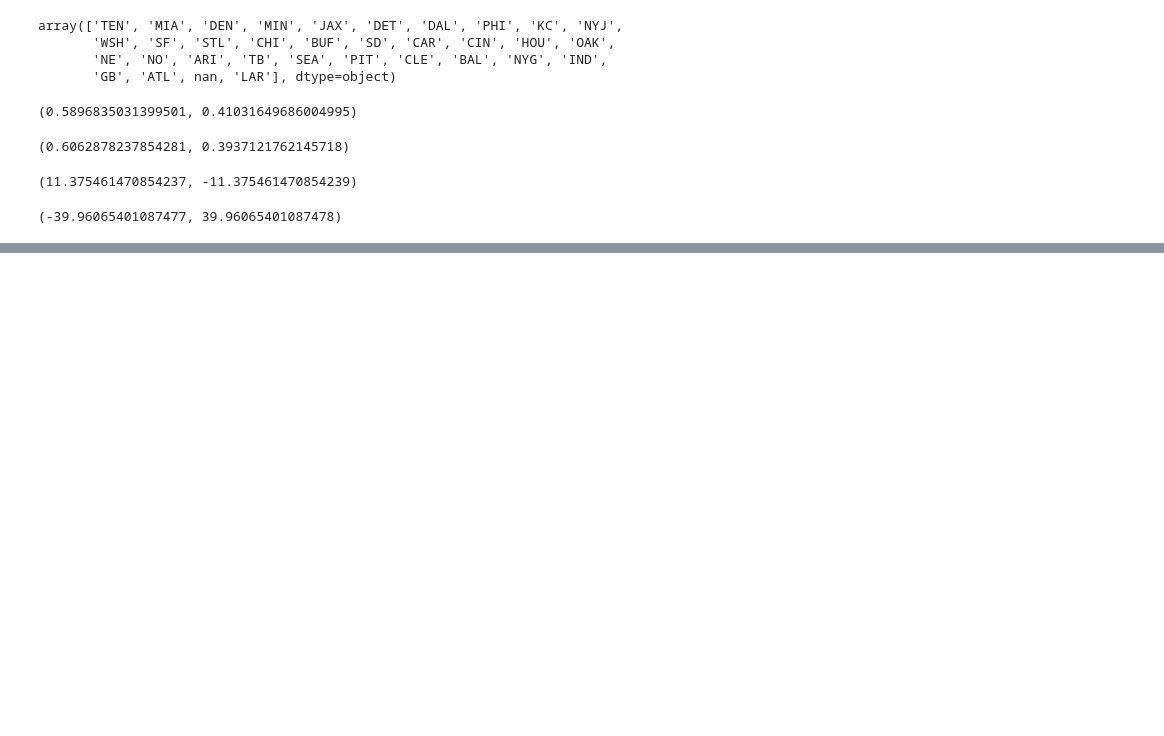
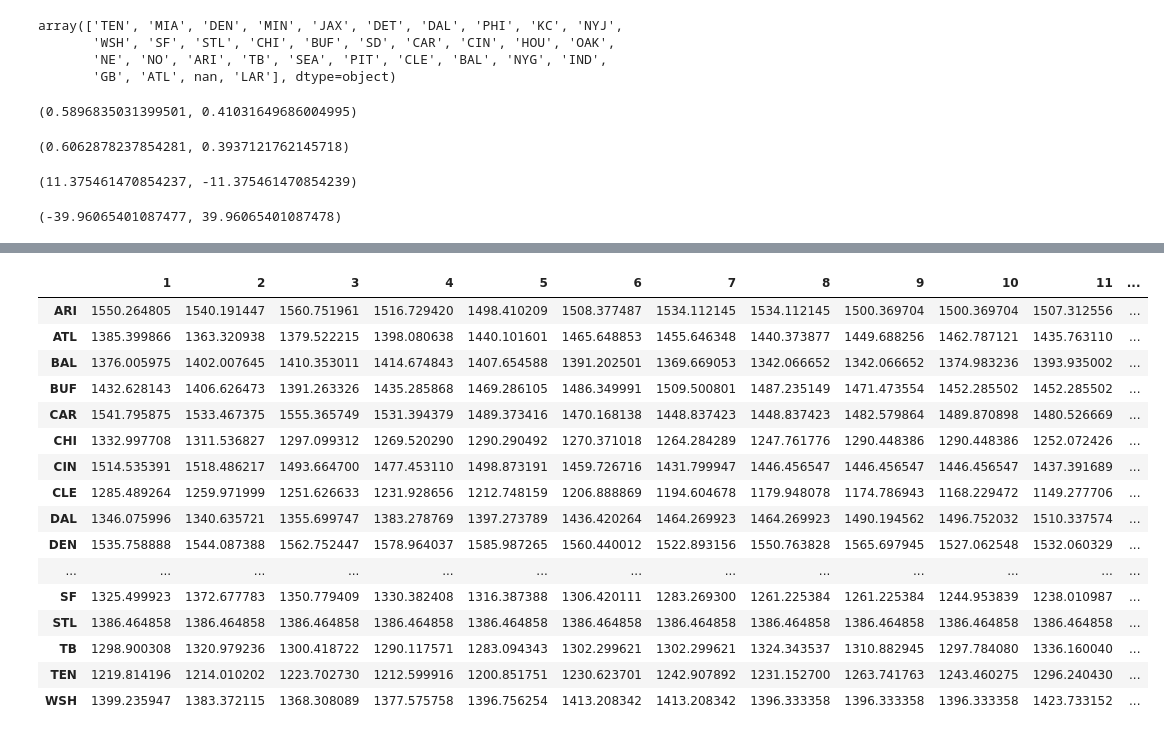
Before and after one commit to ewelchman/football_analytics, a Jupyter notebook: fiddling/ELO fiddling.ipynb, the cells around one changed output, grey strips where cells are left out. Drawn from its saved outputs; the diff is of its cells as text; code cells hidden in the pictures; blank space fills up the shorter version.

```diff
--- a/fiddling/ELO fiddling.ipynb
+++ b/fiddling/ELO fiddling.ipynb
@@ -169,0 +134,17 @@ Name: 15, dtype: object
+# %%
+# Try running the function for a particular week
+for wk in range(1,18):
+
+    # Add column for this week's rating adjustment
+    wkly_update = update_for_week(2009,wk)
+    deltaname = str(wk)+'d'
+    elo_hist[(2009,deltaname)] = pd.Series(wkly_update)
+    # Make adjustment for teams that didn't play zero
+    elo_hist.fillna(0, inplace=True)
+
+    # Make new column for next week's rating
+    elo_hist[(2009,wk+1)] = elo_hist[(2009,wk)] + elo_hist[(2009,deltaname)]
+    # Drop column for rating adjustment
+    elo_hist.drop( (2009,deltaname), axis=1, inplace=True )
+
+elo_hist.head(5)
@@ -169,0 +159,26 @@ Name: 15, dtype: object
+# %%
+for yr in range(2010,2017):
+    # Try running the function for a particular week
+    for wk in range(1,18):
+
+        # if week 1, pull rating from last week of previous season
+        # and regress to mean by a third once everything else works
+        if wk == 1:
+            elo_hist[(yr,1)] = elo_hist[(yr-1,18)] \
+                               - 0.3 * (elo_hist[(yr-1,18)] - 1400)
+
+#        print(elo_hist.head(5))
+
+        # Add column for this week's rating adjustment
+        wkly_update = update_for_week(yr,wk)
+        deltaname = str(wk)+'d'
+        elo_hist[(yr,deltaname)] = pd.Series(wkly_update)
+        # Make adjustment for teams that didn't play zero
+        elo_hist.fillna(0, inplace=True)
+
+        # Make new column for next week's rating
+        elo_hist[(yr,wk+1)] = elo_hist[(yr,wk)] + elo_hist[(yr,deltaname)]
+        # Drop column for rating adjustment
+        elo_hist.drop( (yr,deltaname), axis=1, inplace=True )
+
+elo_hist.head(5)
@@ -169,0 +194,20 @@ Name: 15, dtype: object
+# %%
+elo_hist.loc[:,(2016)]
+# %% [output]
+|  | 1 | 2 | 3 | 4 | 5 | 6 | 7 | 8 | 9 | 10 | 11 | ... |
+| ARI | 1550.264805 | 1540.191447 | 1560.751961 | 1516.729420 | 1498.410209 | 1508.377487 | 1534.112145 | 1534.112145 | 1500.369704 | 1500.369704 | 1507.312556 | ... |
+| ATL | 1385.399866 | 1363.320938 | 1379.522215 | 1398.080638 | 1440.101601 | 1465.648853 | 1455.646348 | 1440.373877 | 1449.688256 | 1462.787121 | 1435.763110 | ... |
+| BAL | 1376.005975 | 1402.007645 | 1410.353011 | 1414.674843 | 1407.654588 | 1391.202501 | 1369.669053 | 1342.066652 | 1342.066652 | 1374.983236 | 1393.935002 | ... |
+| BUF | 1432.628143 | 1406.626473 | 1391.263326 | 1435.285868 | 1469.286105 | 1486.349991 | 1509.500801 | 1487.235149 | 1471.473554 | 1452.285502 | 1452.285502 | ... |
+| CAR | 1541.795875 | 1533.467375 | 1555.365749 | 1531.394379 | 1489.373416 | 1470.168138 | 1448.837423 | 1448.837423 | 1482.579864 | 1489.870898 | 1480.526669 | ... |
+| CHI | 1332.997708 | 1311.536827 | 1297.099312 | 1269.520290 | 1290.290492 | 1270.371018 | 1264.284289 | 1247.761776 | 1290.448386 | 1290.448386 | 1252.072426 | ... |
+| CIN | 1514.535391 | 1518.486217 | 1493.664700 | 1477.453110 | 1498.873191 | 1459.726716 | 1431.799947 | 1446.456547 | 1446.456547 | 1446.456547 | 1437.391689 | ... |
+| CLE | 1285.489264 | 1259.971999 | 1251.626633 | 1231.928656 | 1212.748159 | 1206.888869 | 1194.604678 | 1179.948078 | 1174.786943 | 1168.229472 | 1149.277706 | ... |
+| DAL | 1346.075996 | 1340.635721 | 1355.699747 | 1383.278769 | 1397.273789 | 1436.420264 | 1464.269923 | 1464.269923 | 1490.194562 | 1496.752032 | 1510.337574 | ... |
+| DEN | 1535.758888 | 1544.087388 | 1562.752447 | 1578.964037 | 1585.987265 | 1560.440012 | 1522.893156 | 1550.763828 | 1565.697945 | 1527.062548 | 1532.060329 | ... |
+| ... | ... | ... | ... | ... | ... | ... | ... | ... | ... | ... | ... | ... |
+| SF | 1325.499923 | 1372.677783 | 1350.779409 | 1330.382408 | 1316.387388 | 1306.420111 | 1283.269300 | 1261.225384 | 1261.225384 | 1244.953839 | 1238.010987 | ... |
+| STL | 1386.464858 | 1386.464858 | 1386.464858 | 1386.464858 | 1386.464858 | 1386.464858 | 1386.464858 | 1386.464858 | 1386.464858 | 1386.464858 | 1386.464858 | ... |
+| TB | 1298.900308 | 1320.979236 | 1300.418722 | 1290.117571 | 1283.094343 | 1302.299621 | 1302.299621 | 1324.343537 | 1310.882945 | 1297.784080 | 1336.160040 | ... |
+| TEN | 1219.814196 | 1214.010202 | 1223.702730 | 1212.599916 | 1200.851751 | 1230.623701 | 1242.907892 | 1231.152700 | 1263.741763 | 1243.460275 | 1296.240430 | ... |
+| WSH | 1399.235947 | 1383.372115 | 1368.308089 | 1377.575758 | 1396.756254 | 1413.208342 | 1413.208342 | 1396.333358 | 1396.333358 | 1396.333358 | 1423.733152 | ... |
```
Also changed, not shown: parts of 6 cells of this notebook.
